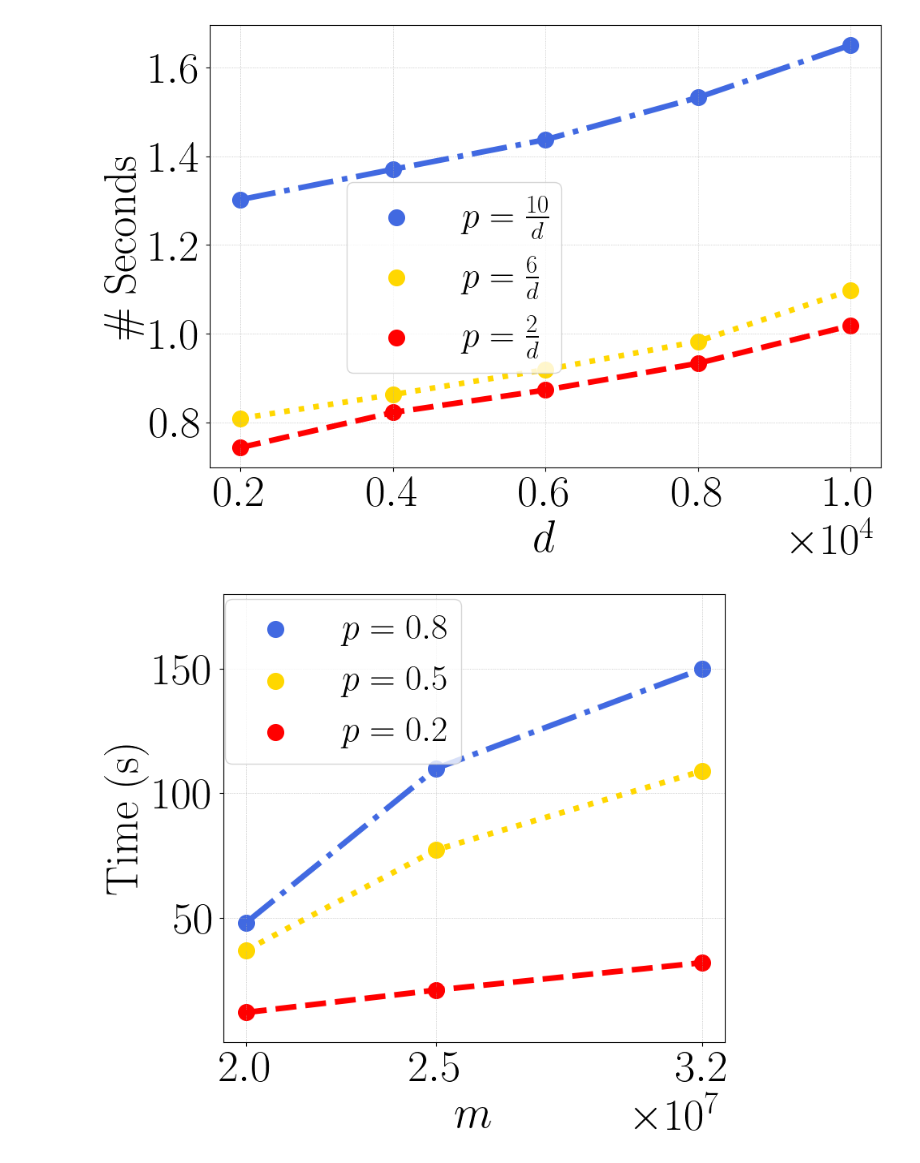
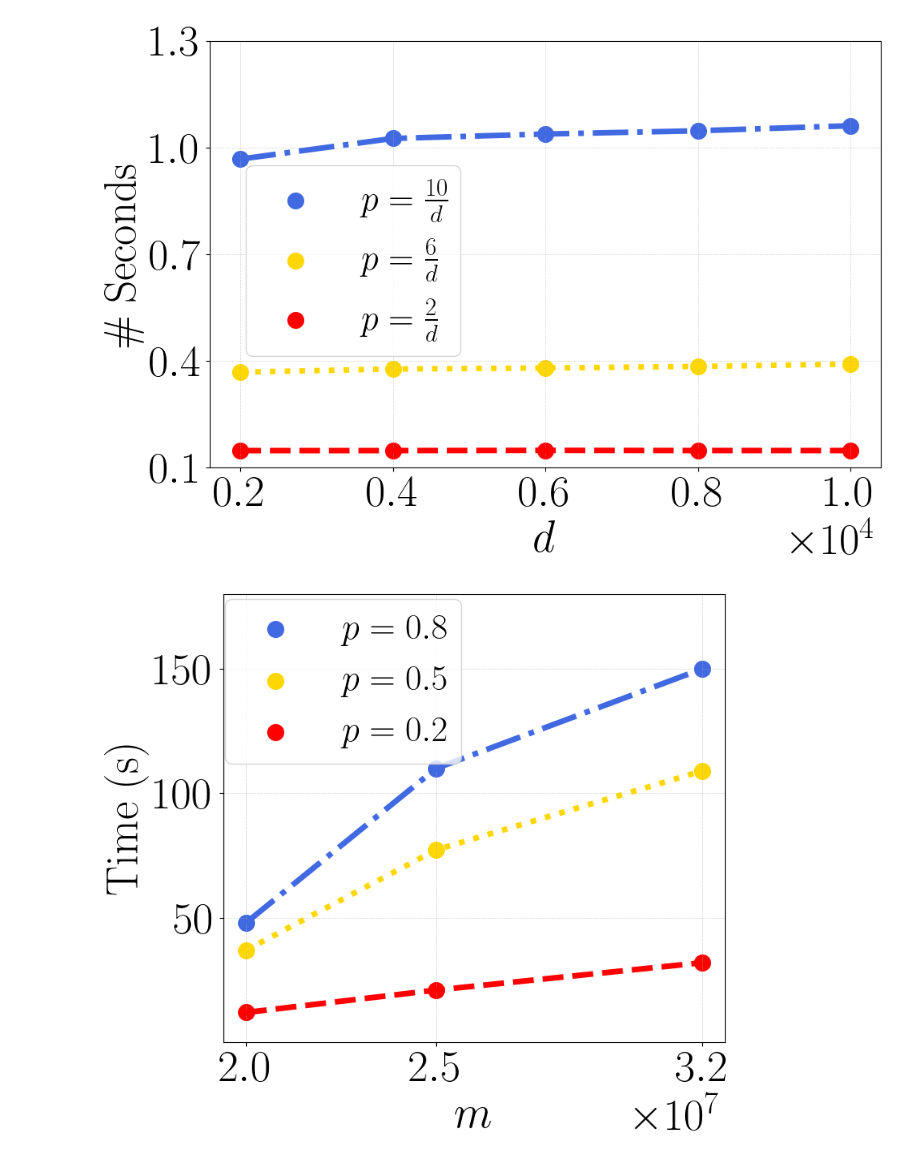
Before and after one commit to VirtuosoResearch/Matrix-completion-from-ultrasparse-samples, a Jupyter notebook: revised_figures/runtime.ipynb, the cells around one changed output. Drawn from its saved outputs; the diff is of its cells as text; code cells hidden in the pictures.

```diff
--- a/revised_figures/runtime.ipynb
+++ b/revised_figures/runtime.ipynb
@@ -17,9 +17,9 @@ mpl.rcParams['text.usetex'] = True  # not really needed
 # title = r'$\mathrm{Synthetic~(2~obervations)}$'
 d2 = [2000, 4000, 6000, 8000, 10000]
 
-runtime_2 = [0.74291048, 0.821937, 0.87259, 0.93277, 1.0176]
-runtime_6 = [0.80854, 0.86233, 0.91836, 0.98219, 1.09706]
-runtime_10 = [1.301944, 1.3701, 1.437, 1.53194, 1.6501]
+runtime_2 = [0.14792784, 0.14793181, 0.14856744, 0.14810046, 0.14806501]
+runtime_6 = [0.36847107, 0.37732681, 0.38019697, 0.38454358, 0.39118004]
+runtime_10 = [0.96765137, 1.02560345, 1.03805669, 1.04714719, 1.06127810]
 runtime_std = [0.00783107, 0.00995871, 0.02235781, 0.39976870, 0.0052526]
 
 f, ax = plt.subplots(figsize=(10,7))
@@ -27,36 +27,36 @@ f, ax = plt.subplots(figsize=(10,7))
 plt.plot(d2, runtime_10, lw=5, color='royalblue', ls="dashdot")
 plt.scatter(d2, runtime_10, s=200, color='royalblue', label=r"$p=\frac{10}{d}$")
 
 plt.plot(d2, runtime_6, lw=5, color='gold', ls="dotted")
 plt.scatter(d2, runtime_6, s=200, color='gold', label=r"$p=\frac{6}{d}$")
 
 plt.plot(d2, runtime_2, lw=5, color='red', ls="dashed")
 plt.scatter(d2, runtime_2, s=200, color='red', label=r"$p=\frac{2}{d}$")
 
 
-ax.legend(fontsize=32, loc='upper right', bbox_to_anchor=(0.55, 0.685))
+ax.legend(fontsize=32, loc='upper right', bbox_to_anchor=(0.4, 0.75))
 
 
 plt.xlabel(r"$d$", fontsize=40)
 ax.xaxis.set_major_locator(MaxNLocator(integer=True))
 ax.ticklabel_format(style='sci', axis='x', scilimits=(0,0))
 ax.xaxis.get_offset_text().set_fontsize(40)
 
 xticks = d2
 plt.xticks(xticks, fontsize=40)
-plt.yticks([0.8, 1.0, 1.2, 1.4, 1.6], fontsize=40)
+plt.yticks([0.1, 0.4, 0.7, 1, 1.3], fontsize=40)
 plt.ylabel(r"$\mathrm{\#~Seconds}$", fontsize=40)
 
 
 plt.grid(lw=0.5, ls=":")
 plt.tight_layout()
 plot_name = f"runtime_syn.pdf"
 plt.savefig(plot_name, bbox_inches='tight', format="pdf", dpi=1200)
 
 plt.show()
 plt.close()
 # %% [output]
-[figure, old version]
+[figure, new version]
 # %%
 # title = r'$\mathrm{Synthetic~(2~obervations)}$'
 m = [2e7, 2.5e7, 3.2e7]
```
Also changed, not shown: 1 other file.
